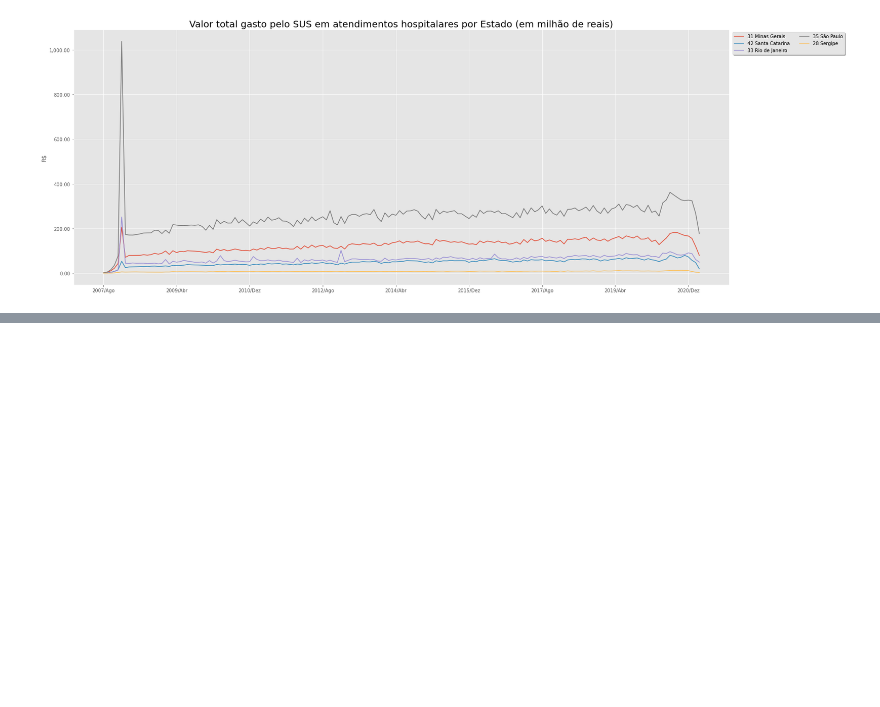
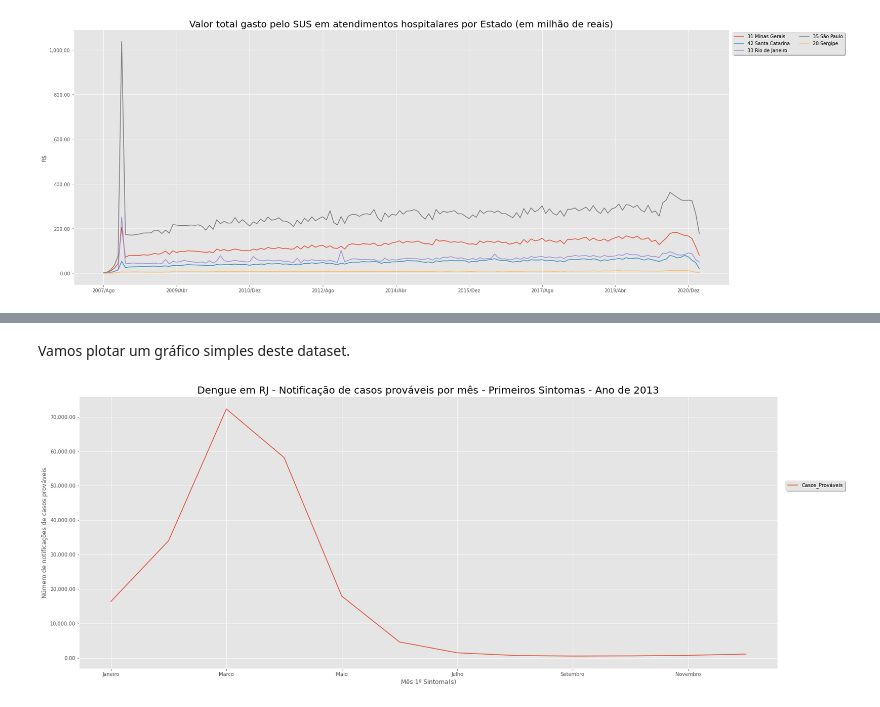
Before and after one commit to edwi-feitoza/bootcamp-alura-data-science-3, a Jupyter notebook: modulo_1/bootcamp_alura_datasus.ipynb, the cells around one changed output, grey strips where cells are left out. Cells and saved outputs as stored; diff of their text form; code cells hidden in the pictures; blank space fills up the shorter version.

```diff
--- a/modulo_1/bootcamp_alura_datasus.ipynb
+++ b/modulo_1/bootcamp_alura_datasus.ipynb
@@ -410,0 +609,4 @@ plt.show()
+# %%
+dados_dengue_RJ = pd.read_csv('A001752189_28_143_208.csv', encoding='ISO-8859-1', skiprows=4, sep=';', skipfooter=17, thousands='.', decimal=',', engine='python')
+dados_dengue_RJ= dados_dengue_RJ.set_index("Mês 1º Sintoma(s)")
+dados_dengue_RJ
@@ -410,0 +628,11 @@ plt.show()
+# %% [markdown]
+Vamos plotar um gráfico simples deste dataset.
+# %%
+ax = dados_dengue_RJ.plot(figsize=(25,10))
+ax.yaxis.set_major_formatter(ticker.StrMethodFormatter('{x:,.2f}'))
+plt.legend(loc="upper right", bbox_to_anchor=(1.1, 0.7), ncol=1, shadow=True, fancybox=True)
+plt.ylabel("Número de notificações de casos prováveis")
+plt.title(label = "Dengue em RJ - Notificação de casos prováveis por mês - Primeiros Sintomas - Ano de 2013", fontsize=20)
+plt.show()
+# %% [output]
+[figure, added]
```
Also changed, not shown: parts of 54 cells of this notebook, 3 other files.
